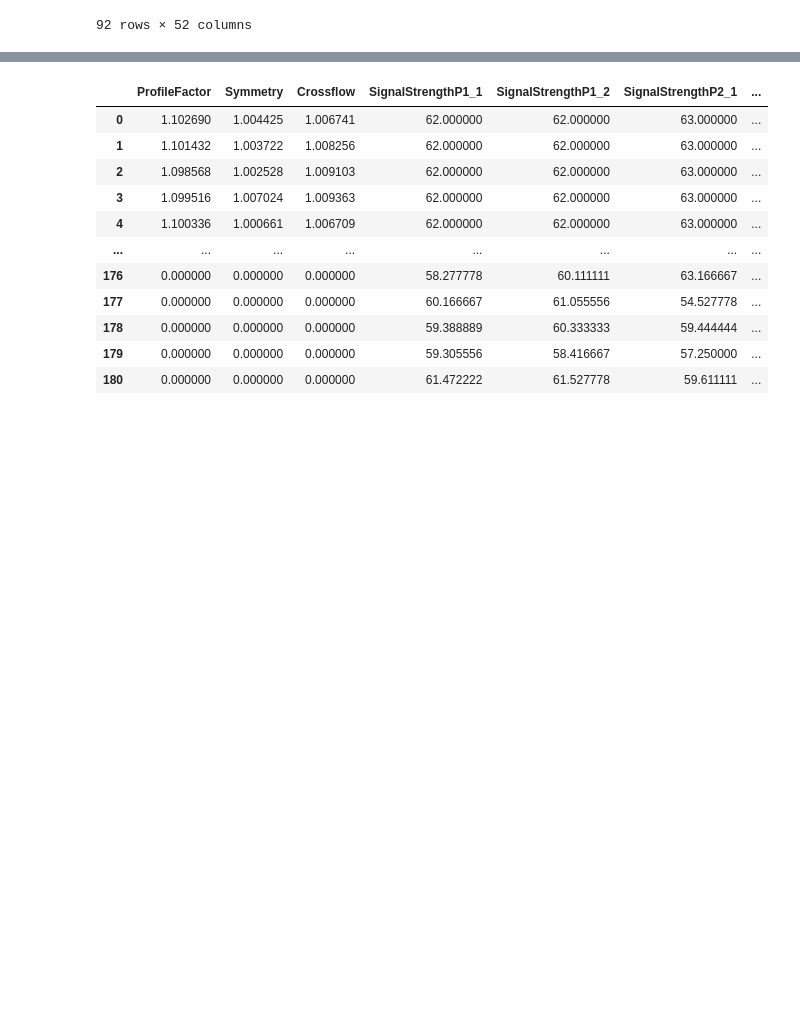
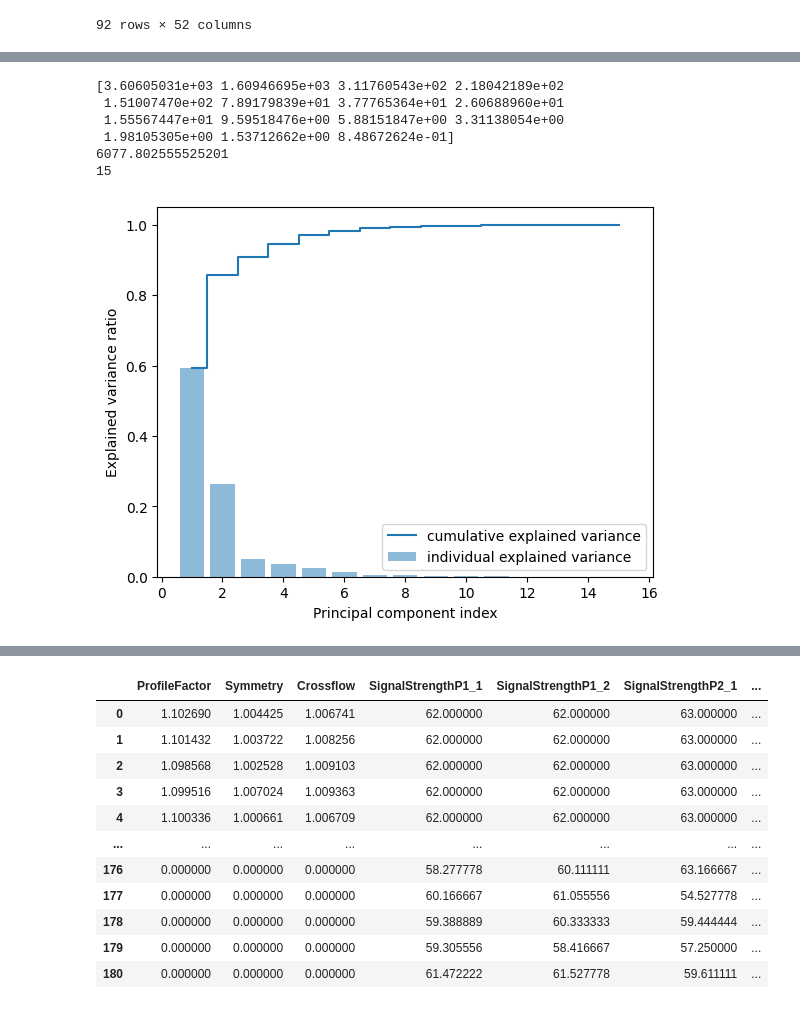
Before and after one commit to davidhgh/csc3005-AE, a Jupyter notebook: 3005_project.ipynb, the cells around one changed output, grey strips where cells are left out. Cells and saved outputs as stored; diff of their text form; code cells hidden in the pictures; blank space fills up the shorter version.

```diff
--- a/3005_project.ipynb
+++ b/3005_project.ipynb
@@ -78,6 +80,3 @@ dataB
 | 90 | 2.336800 | 0.000000 | 0.000000 | 0.0000 | 5.222706 | 6.669056 | 6.288772 | ... |
 | 91 | -0.909168 | 0.000000 | 0.000000 | 0.0000 | 4.341200 | 7.222394 | 6.796672 | ... |
 92 rows × 52 columns
-# %%
-dataB = dataB.drop(['FlowVelocityP1', 'FlowVelocityP2','FlowVelocityP3','FlowVelocityP4', 'SoundSpeedP1', 'SoundSpeedP2','SoundSpeedP3','SoundSpeedP4'], axis=1)
-dataB
@@ -97,0 +161,14 @@ dataB
+# %%
+from sklearn.decomposition import PCA
+
+dataB_aggregated_no_class = dataB_aggregated.drop(["HealthState"], axis=1)
+
+
+numComponents_B = 15
+pca_b = PCA(n_components=numComponents_B)
+pca_b.fit(dataB_aggregated_no_class)
+projected_b = pca_b.transform(dataB_aggregated_no_class)
+dataB_aggregated_pca = pd.DataFrame(projected_b)
+dataB_aggregated_pca["HealthState"] = dataB_aggregated["HealthState"]
+
+dataB_aggregated_pca
@@ -97,0 +189,28 @@ dataB
+# %%
+import numpy as np
+import matplotlib.pyplot as plt
+
+# calculate cumulative sum of explained variances
+tot = sum(pca_b.explained_variance_)
+print(pca_b.explained_variance_)
+print(tot)
+var_exp = [(i / tot) for i in sorted(pca_b.explained_variance_, reverse=True)]
+cum_var_exp = np.cumsum(var_exp)
+print(len(var_exp))
+# plot explained variances
+plt.bar(range(1,16), var_exp, alpha=0.5,
+        align='center', label='individual explained variance')
+plt.step(range(1,16), cum_var_exp, where='mid',
+         label='cumulative explained variance')
+plt.ylabel('Explained variance ratio')
+plt.xlabel('Principal component index')
+plt.legend(loc='best')
+plt.show()
+# %% [output]
+[3.60605031e+03 1.60946695e+03 3.11760543e+02 2.18042189e+02
+ 1.51007470e+02 7.89179839e+01 3.77765364e+01 2.60688960e+01
+ 1.55567447e+01 9.59518476e+00 5.88151847e+00 3.31138054e+00
+ 1.98105305e+00 1.53712662e+00 8.48672624e-01]
+6077.802555525201
+15
+[figure, added]
```
Also changed, not shown: parts of 11 cells of this notebook, 3 other files.
